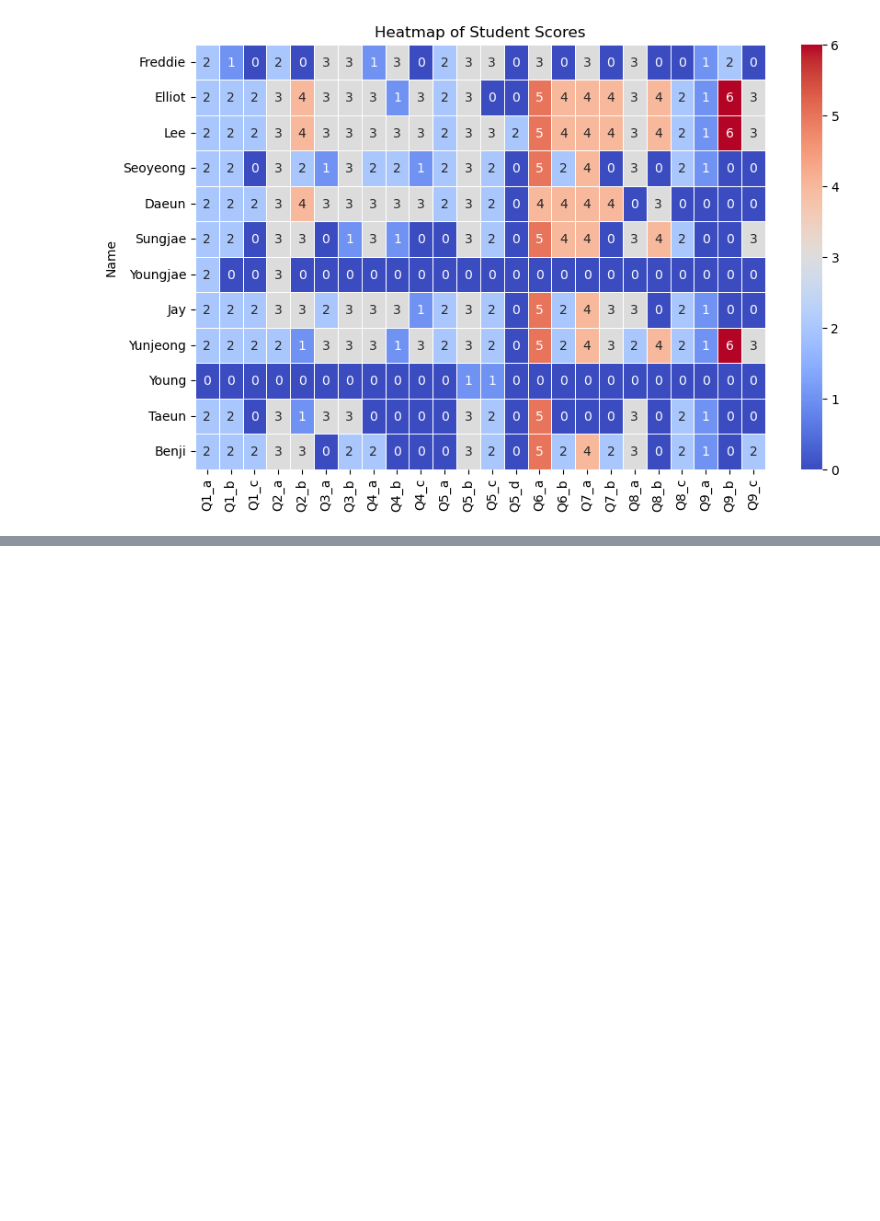
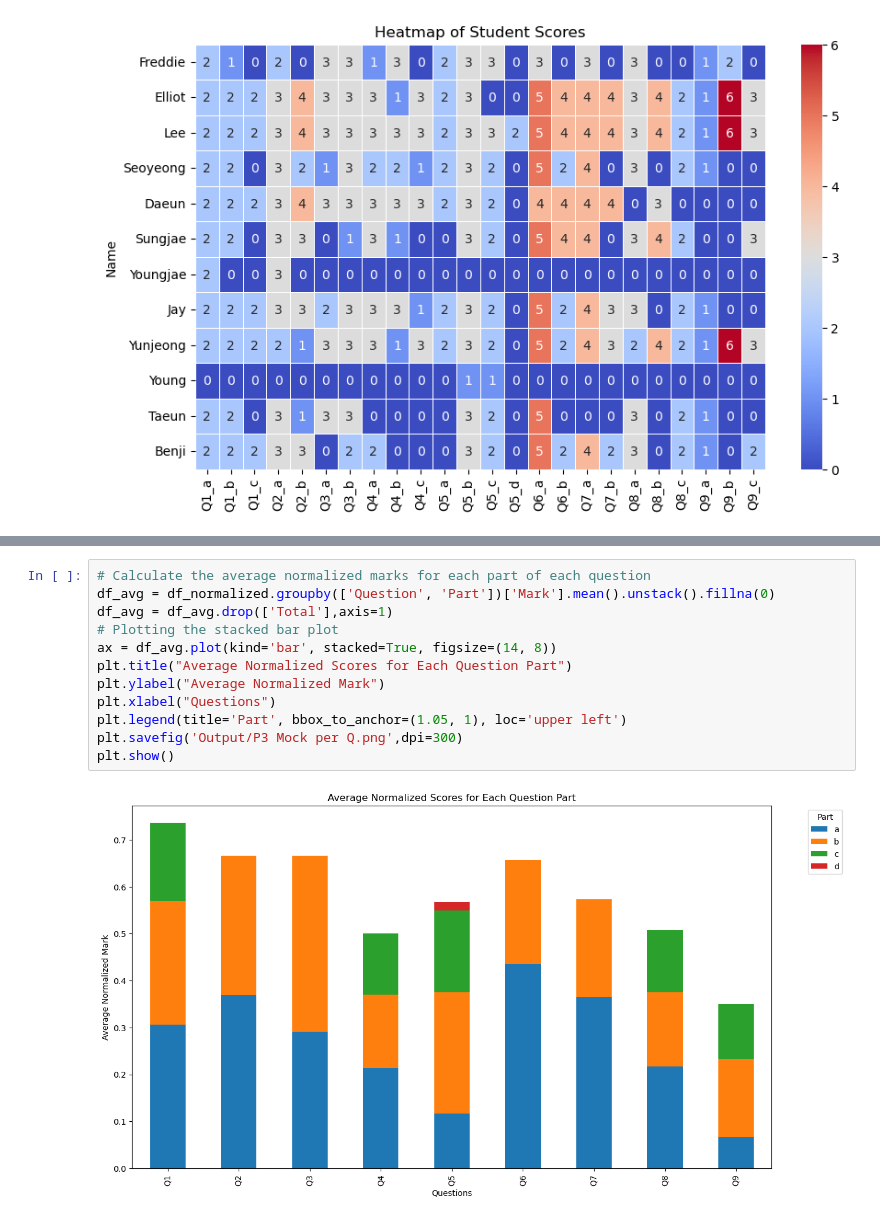
Before and after one commit to dlehdgk/assessments, a Jupyter notebook: example.ipynb, the cells around one changed output, grey strips where cells are left out. Drawn from its saved outputs; the diff is of its cells as text; blank space fills up the shorter version.

```diff
--- a/example.ipynb
+++ b/example.ipynb
@@ -39,0 +30,14 @@ ValueError: No variables found for grid columns.
+# %%
+# Calculate the average normalized marks for each part of each question
+df_avg = df_normalized.groupby(['Question', 'Part'])['Mark'].mean().unstack().fillna(0)
+df_avg = df_avg.drop(['Total'],axis=1)
+# Plotting the stacked bar plot
+ax = df_avg.plot(kind='bar', stacked=True, figsize=(14, 8))
+plt.title("Average Normalized Scores for Each Question Part")
+plt.ylabel("Average Normalized Mark")
+plt.xlabel("Questions")
+plt.legend(title='Part', bbox_to_anchor=(1.05, 1), loc='upper left')
+plt.savefig('Output/P3 Mock per Q.png',dpi=300)
+plt.show()
+# %% [output]
+[figure, added]
```
Also changed, not shown: parts of 6 cells of this notebook, 18 other files.
